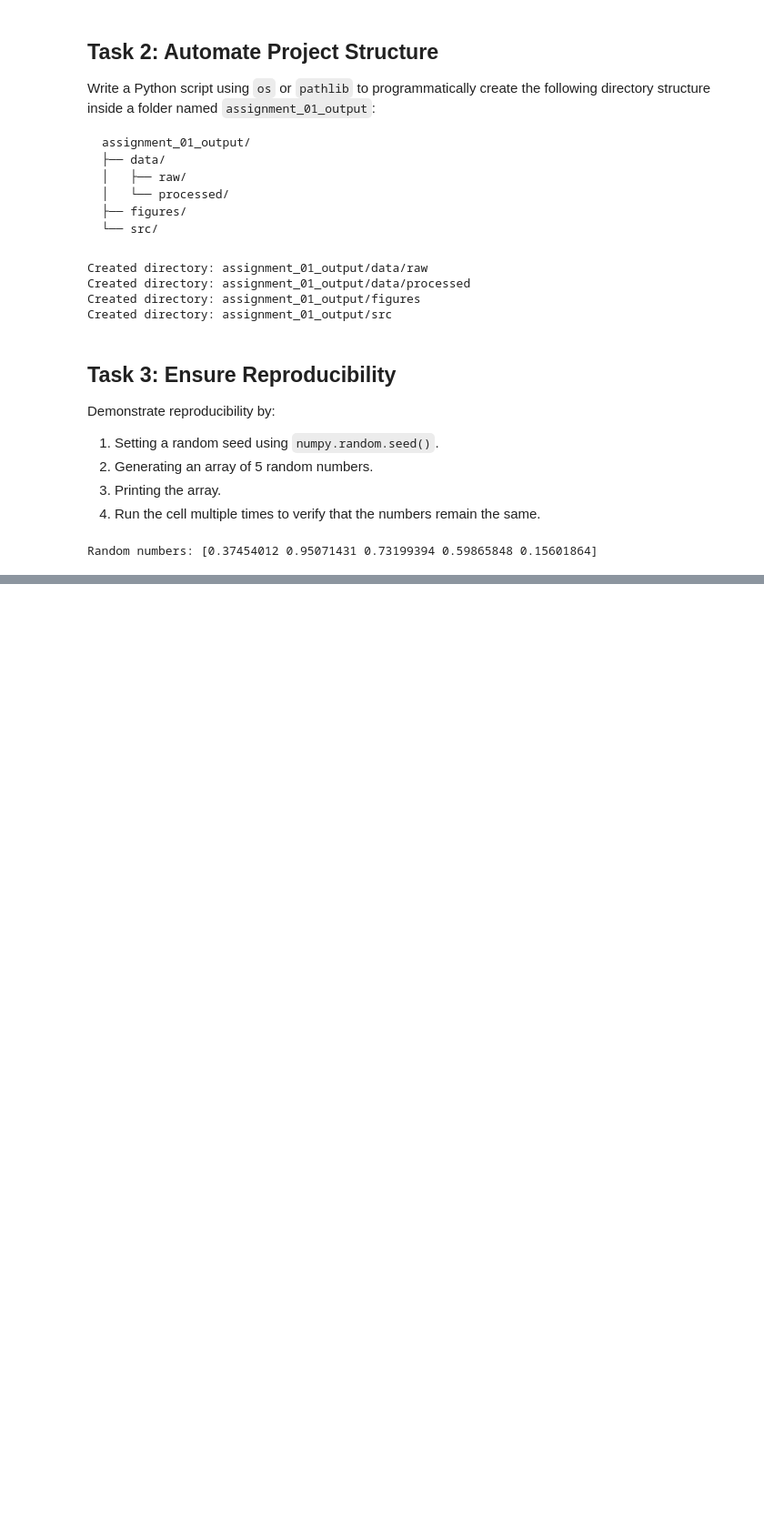
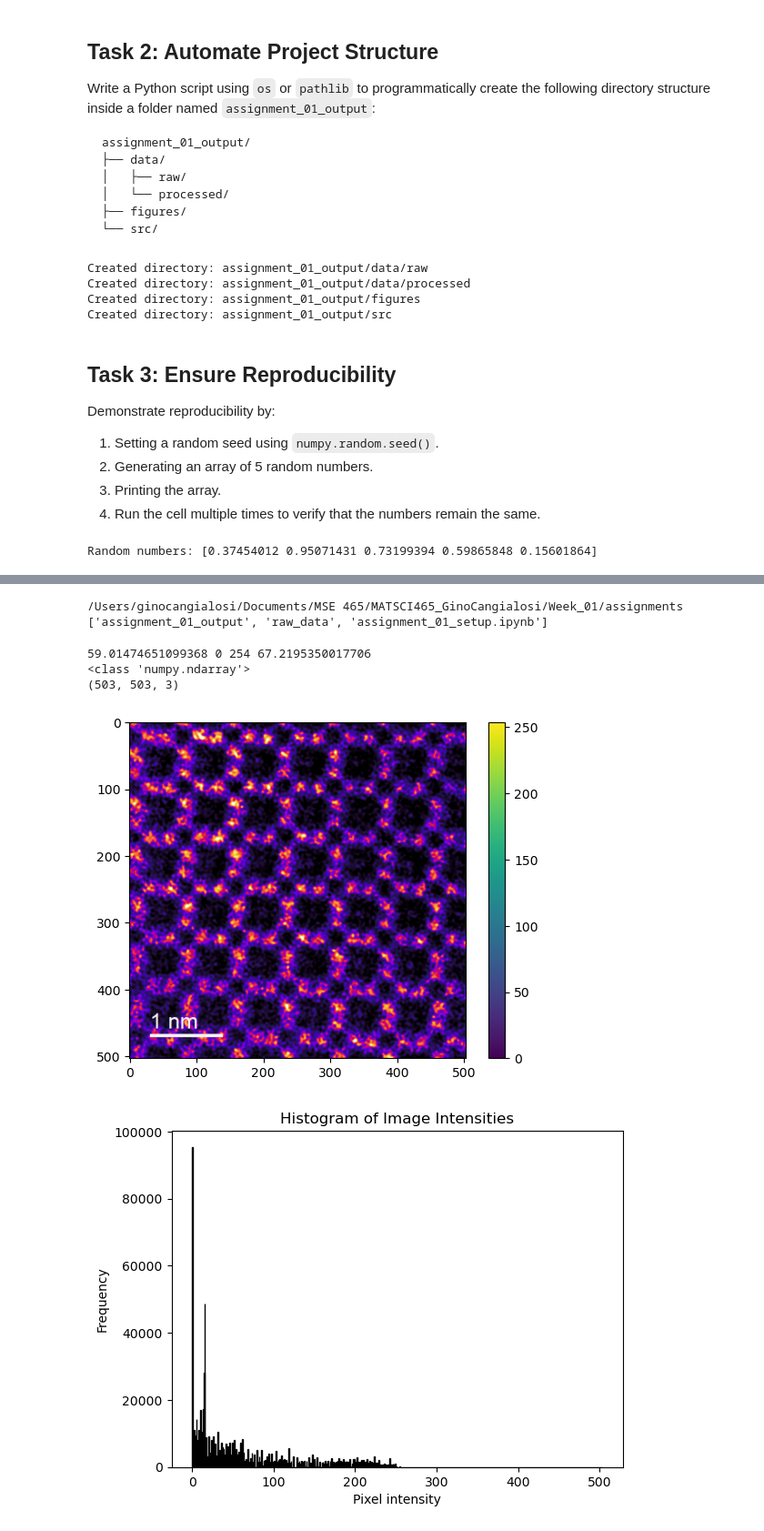
Before and after one commit to ginocangialosi/MATSCI465_GinoCangialosi, a Jupyter notebook: Week_01/assignments/assignment_01_setup.ipynb, the cells around one changed output, grey strips where cells are left out. Shown at 91% size. Cells and saved outputs as stored; diff of their text form; code cells hidden in the pictures; blank space fills up the shorter version.

Commit message:
Finished Assignment

```diff
--- a/Week_01/assignments/assignment_01_setup.ipynb
+++ b/Week_01/assignments/assignment_01_setup.ipynb
@@ -97,0 +138,53 @@ Random numbers: [0.37454012 0.95071431 0.73199394 0.59865848 0.15601864]
+# %%
+import os
+
+print(os.getcwd())  # shows where Python is looking
+print(os.listdir()) # lists files in the folder
+# %% [output]
+/Users/ginocangialosi/Documents/MSE 465/MATSCI465_GinoCangialosi/Week_01/assignments
+['assignment_01_output', 'raw_data', 'assignment_01_setup.ipynb']
+# %%
+#Working Assignment 1 Using matplotlib
+import matplotlib.pyplot as plt
+import os
+
+# Load image
+img = plt.imread("/Users/ginocangialosi/Documents/MSE 465/MATSCI465_GinoCangialosi/Week_01/assignments/assignment_01_output/data/raw/example_EM_Image.tif")
+
+img = plt.imread("/Users/ginocangialosi/Documents/MSE 465/MATSCI465_GinoCangialosi/Week_01/assignments/assignment_01_output/data/raw/example_EM_Image.tif")
+img_array = np.array(img)
+
+mean = np.mean(img_array)
+min = np.amin(img_array)
+max = np.amax(img_array)
+stdev = np.std(img_array)
+print(mean, min, max, stdev)
+
+print(type(img_array))
+print(img_array.shape)
+
+
+
+# Display
+plt.imshow(img)
+plt.colorbar()
+plt.savefig(os.path.join("/Users/ginocangialosi/Documents/MSE 465/MATSCI465_GinoCangialosi/Week_01/assignments/assignment_01_output/data/processed", "Matplot_view_example_EM_Image.tif"))
+plt.show()
+#Image is visualized in RGB, it has 3 channels of colors
+
+pixels = img_array.flatten()
+
+# Plot histogram
+plt.hist(pixels, bins=503, range=(0, 503), color='gray', edgecolor='black')
+plt.xlabel('Pixel intensity')
+plt.ylabel('Frequency')
+plt.title('Histogram of Image Intensities')
+plt.savefig(os.path.join("/Users/ginocangialosi/Documents/MSE 465/MATSCI465_GinoCangialosi/Week_01/assignments/assignment_01_output/data/processed", "histogram_example_EM_Image.tif"))
+plt.show()
+#Histogram of pixel intensity vs frequency is made
+# %% [output]
+59.01474651099368 0 254 67.2195350017706
+<class 'numpy.ndarray'>
+(503, 503, 3)
+[figure, added]
+[figure, added]
```
Also changed, not shown: parts of 2 cells of this notebook, 4 other files.
